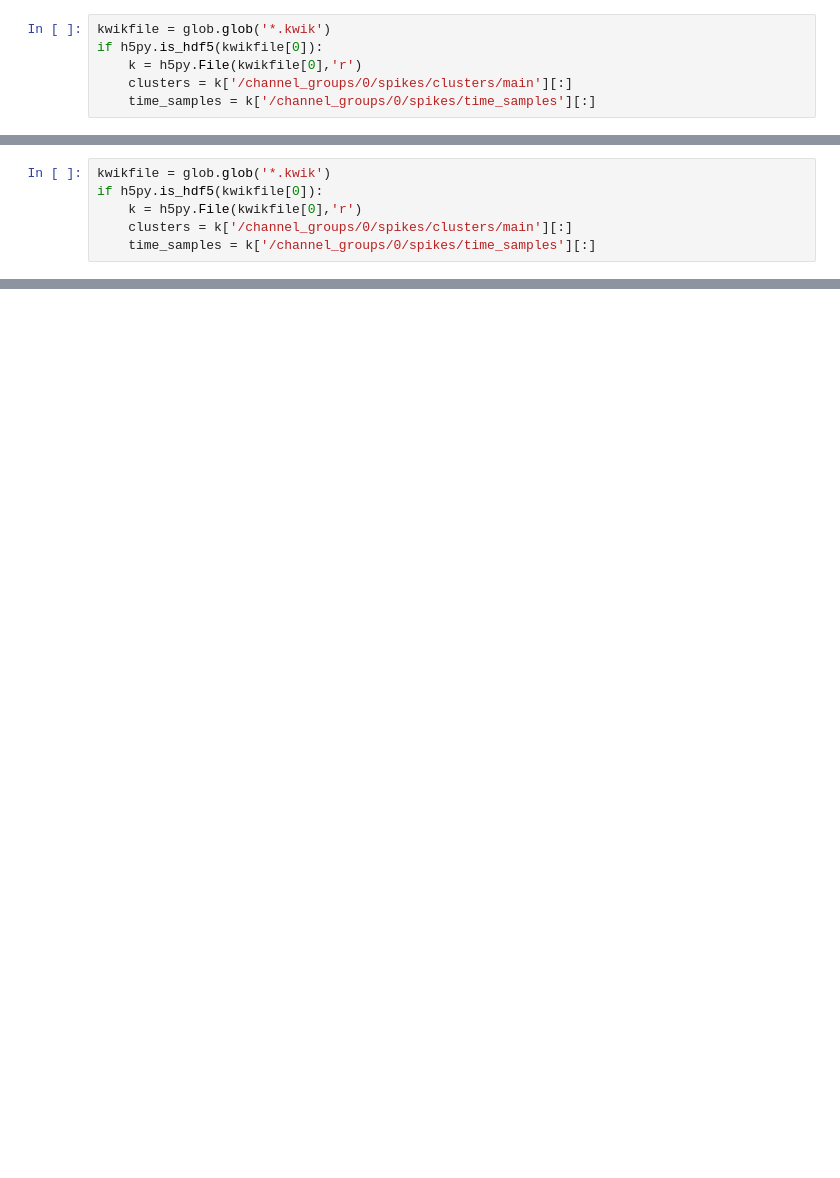
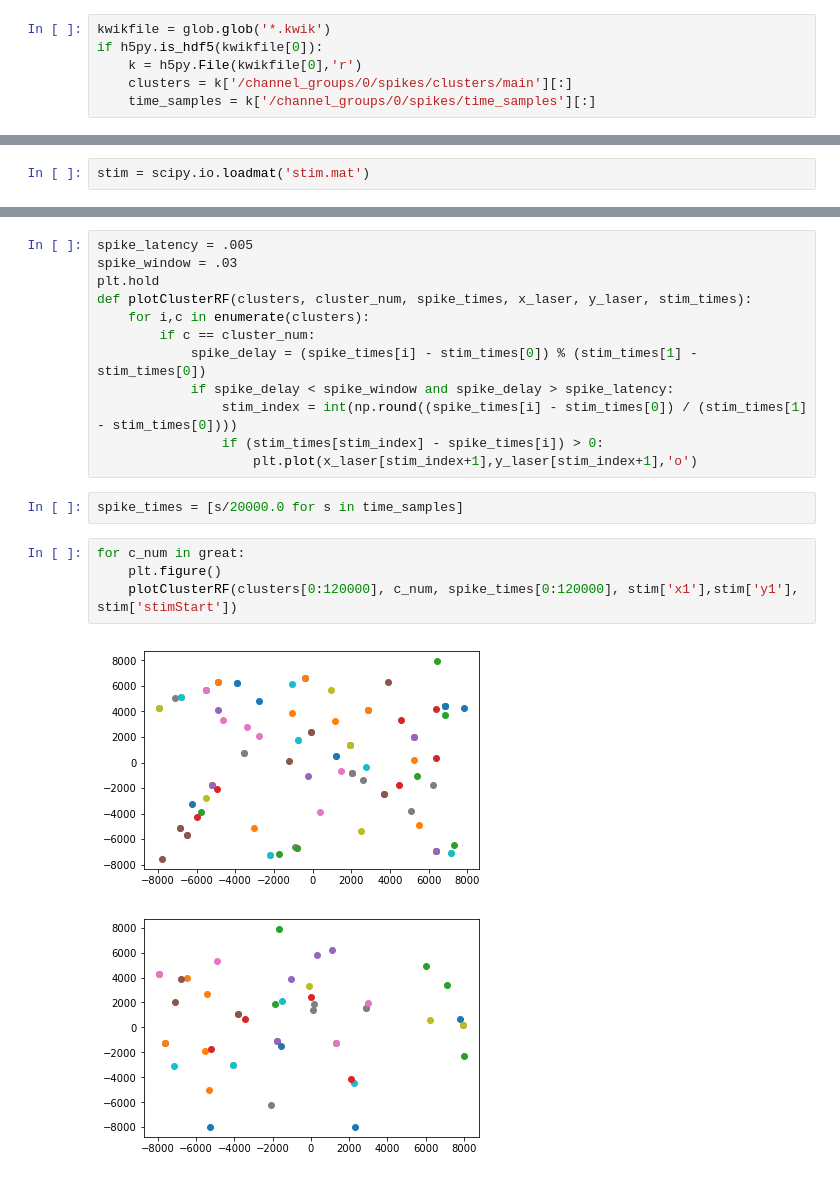
Before and after one commit to peltonen/kwik-tools, a Jupyter notebook: KwikFileRasters.ipynb, the cells around one changed output, grey strips where cells are left out. Saved outputs shown, nothing was run; the diff lists cells and outputs as text; blank space fills up the shorter version.

```diff
--- a/KwikFileRasters.ipynb
+++ b/KwikFileRasters.ipynb
@@ -28,6 +25,0 @@ C:\Users\Ginty\Desktop\EXTRACELLULAR\170324_e3
-# %%
-kwikfile = glob.glob('*.kwik')
-if h5py.is_hdf5(kwikfile[0]):
-    k = h5py.File(kwikfile[0],'r')
-    clusters = k['/channel_groups/0/spikes/clusters/main'][:]
-    time_samples = k['/channel_groups/0/spikes/time_samples'][:]
@@ -40,0 +26,2 @@ plt.plot(np.linspace(0, len(time_samples[lsample:rsample])/(20000.0 / 60.0), num
+# %%
+stim = scipy.io.loadmat('stim.mat')
@@ -40,0 +57,21 @@ plt.plot(np.linspace(0, len(time_samples[lsample:rsample])/(20000.0 / 60.0), num
+# %%
+spike_latency = .005
+spike_window = .03
+plt.hold
+def plotClusterRF(clusters, cluster_num, spike_times, x_laser, y_laser, stim_times):
+    for i,c in enumerate(clusters):
+        if c == cluster_num:
+            spike_delay = (spike_times[i] - stim_times[0]) % (stim_times[1] - stim_times[0])
+            if spike_delay < spike_window and spike_delay > spike_latency:
+                stim_index = int(np.round((spike_times[i] - stim_times[0]) / (stim_times[1] - stim_times[0])))
+                if (stim_times[stim_index] - spike_times[i]) > 0:
+                    plt.plot(x_laser[stim_index+1],y_laser[stim_index+1],'o')
+# %%
+spike_times = [s/20000.0 for s in time_samples]
+# %%
+for c_num in great:
+    plt.figure()
+    plotClusterRF(clusters[0:120000], c_num, spike_times[0:120000], stim['x1'],stim['y1'], stim['stimStart'])
+# %% [output]
+[figure, added]
+[figure, added]
```
Also changed, not shown: parts of 13 cells of this notebook, 1 other file.
